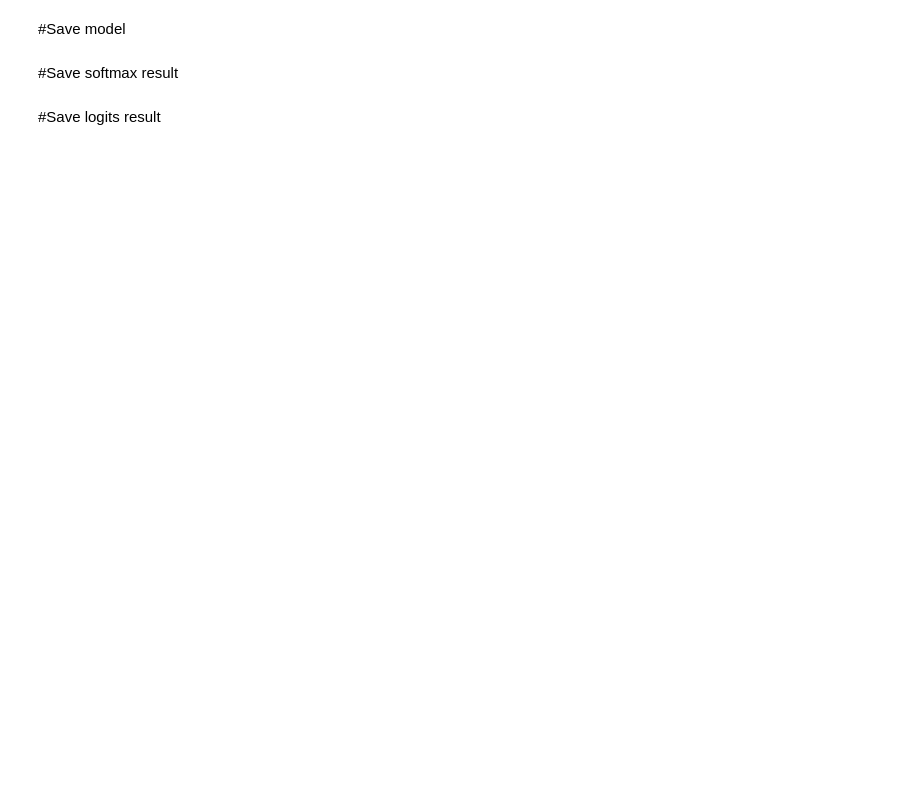
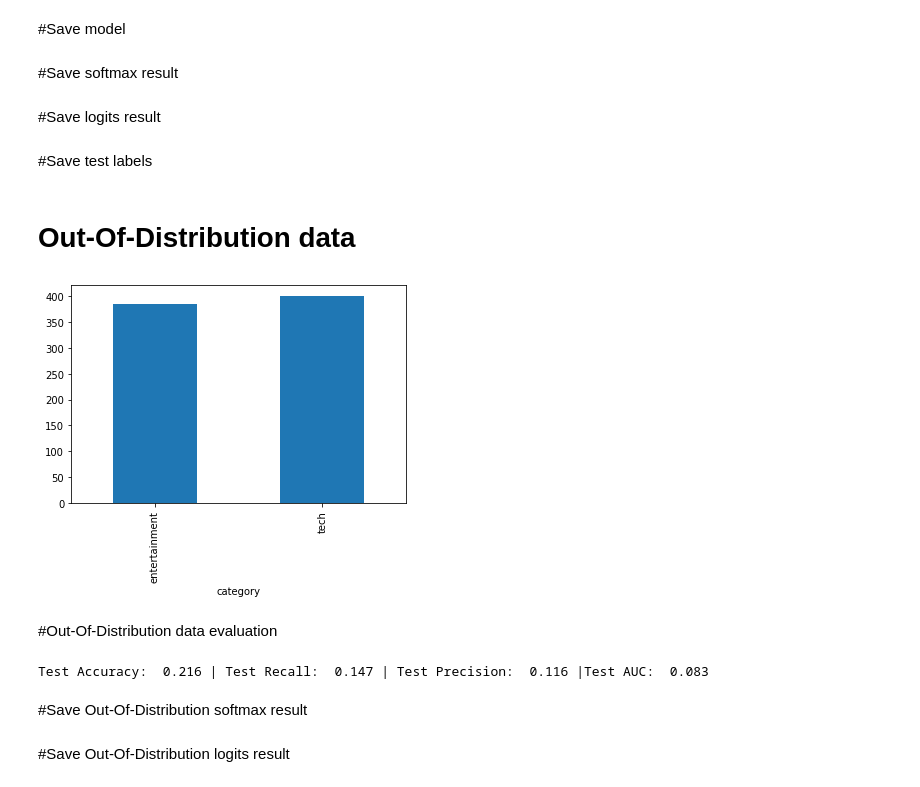
Before and after one commit to WiktorPieklik/Secure-Text-Classification, a Jupyter notebook: src/notebooks/bert_and_roberta.ipynb, the cells around one changed output. Drawn from its saved outputs; the diff is of its cells as text; code cells hidden in the pictures; blank space fills up the shorter version.

```diff
--- a/src/notebooks/bert_and_roberta.ipynb
+++ b/src/notebooks/bert_and_roberta.ipynb
@@ -445,0 +401,2 @@ with open(logits_list_file) as f:
+# %% [markdown]
+#Save test labels
@@ -445,0 +405,21 @@ with open(logits_list_file) as f:
+# %% [markdown]
+# Out-Of-Distribution data
+# %%
+datapath = "/content/gdrive/MyDrive/Colab Notebooks/bbc_test.csv"
+df_outside = pd.read_csv(datapath)
+df_outside.groupby(['category']).size().plot.bar()
+labels = {
+          'entertainment':0,
+          'tech':1,
+          }
+# %% [output]
+[figure, added]
+# %% [markdown]
+#Out-Of-Distribution data evaluation
+# %%
+test_batch_size = 12
+probabilities_list_outside, logits_list_outside, test_label_list_outside = evaluate(model, df_outside, test_batch_size)
+# %% [output]
+Test Accuracy:  0.216 | Test Recall:  0.147 | Test Precision:  0.116 |Test AUC:  0.083
+# %% [markdown]
+#Save Out-Of-Distribution softmax result
@@ -445,0 +428,2 @@ with open(logits_list_file) as f:
+# %% [markdown]
+#Save Out-Of-Distribution logits result
```
Also changed, not shown: parts of 50 cells of this notebook.
